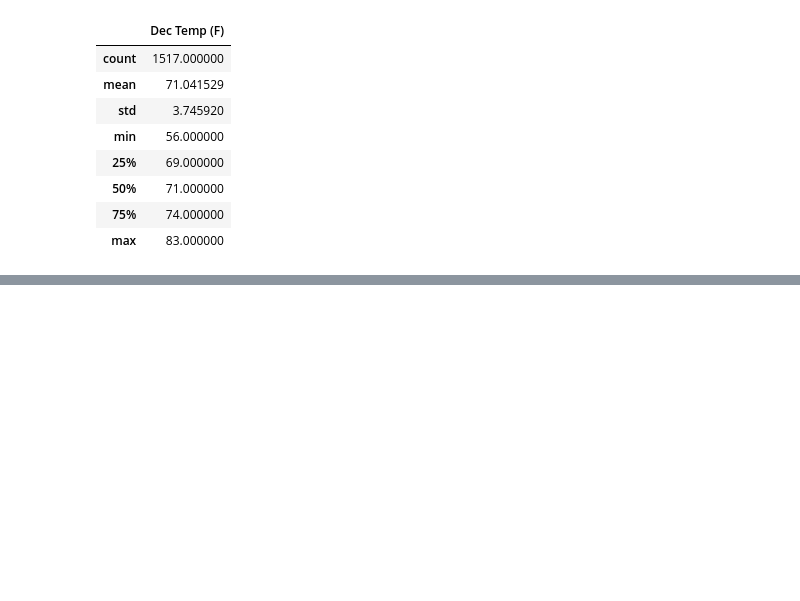
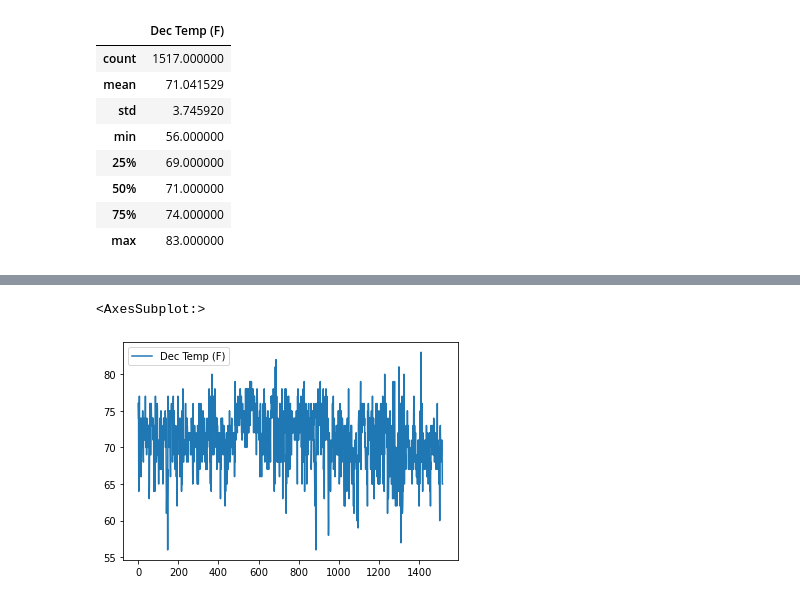
Before and after one commit to aamotz001/surfs_up, a Jupyter notebook: SurfsUp_Challenge.ipynb, the cells around one changed output, grey strips where cells are left out. Saved outputs shown, nothing was run; the diff lists cells and outputs as text; code cells hidden in the pictures; blank space fills up the shorter version.

```diff
--- a/SurfsUp_Challenge.ipynb
+++ b/SurfsUp_Challenge.ipynb
@@ -129,0 +136,5 @@ dec_temp_df.describe()
+# %%
+dec_temp_df.plot()
+# %% [output]
+<AxesSubplot:>
+[figure, added]
```
Also changed, not shown: parts of 2 cells of this notebook, 2 other files.
